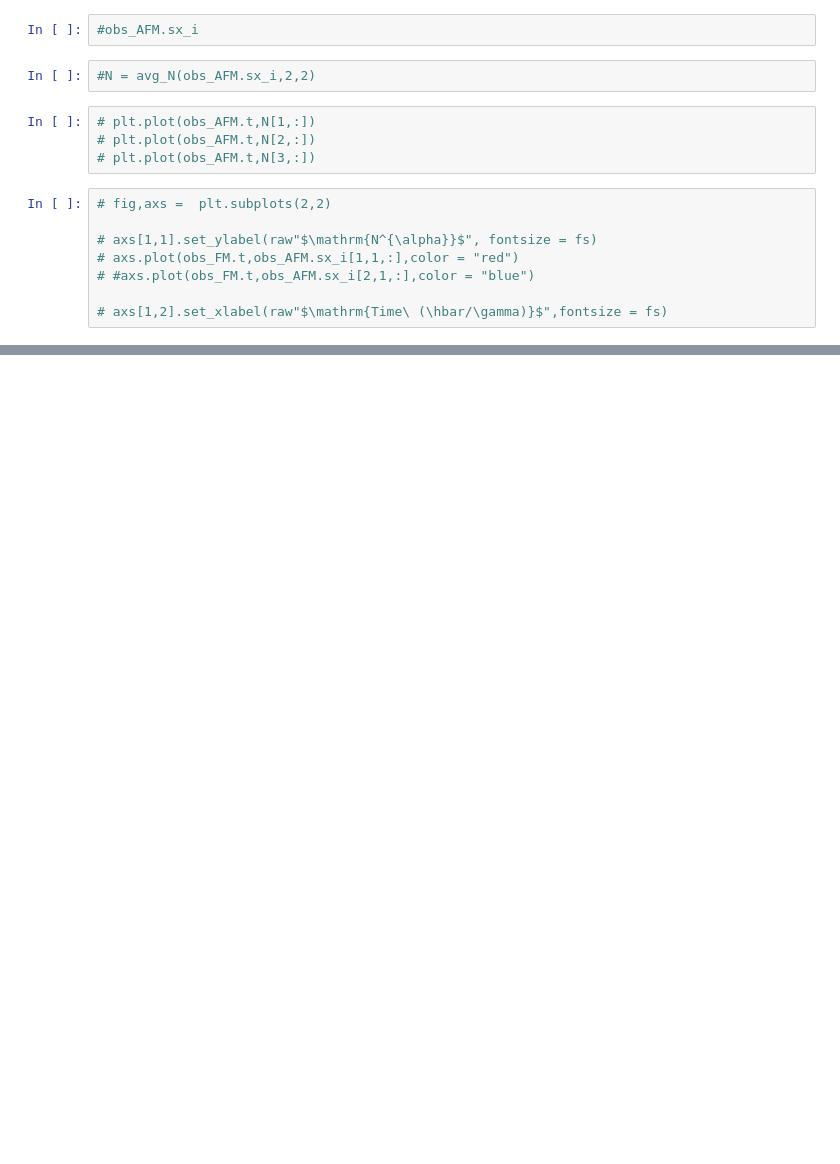
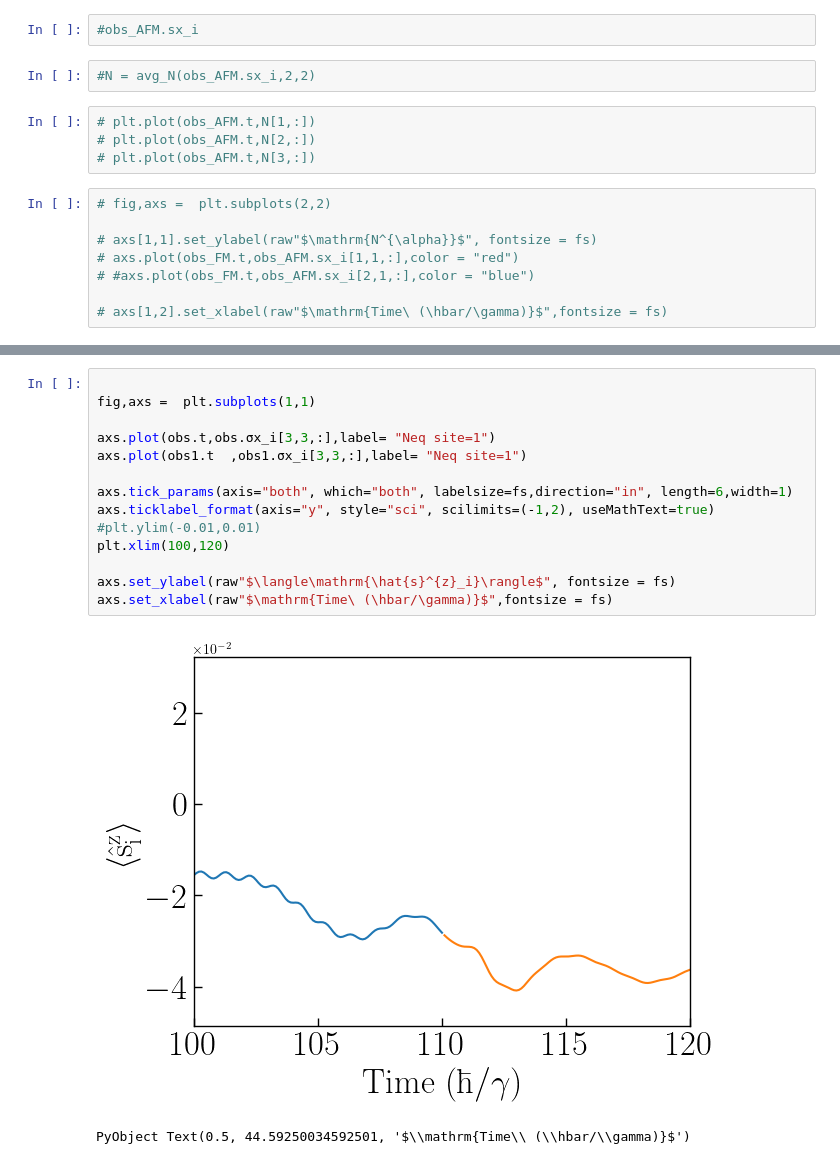
Before and after one commit to Jalil199/TDNEGF, a Jupyter notebook: examples/notebooks/02_spin_dynamics_and_electrons.ipynb, the cells around one changed output, grey strips where cells are left out. Saved outputs shown, nothing was run; the diff lists cells and outputs as text; blank space fills up the shorter version.

```diff
--- a/examples/notebooks/02_spin_dynamics_and_electrons.ipynb
+++ b/examples/notebooks/02_spin_dynamics_and_electrons.ipynb
@@ -397,0 +415,17 @@ plt.tight_layout()
+# %%
+
+fig,axs =  plt.subplots(1,1)
+
+axs.plot(obs.t,obs.σx_i[3,3,:],label= "Neq site=1")
+axs.plot(obs1.t  ,obs1.σx_i[3,3,:],label= "Neq site=1")
+
+axs.tick_params(axis="both", which="both", labelsize=fs,direction="in", length=6,width=1)
+axs.ticklabel_format(axis="y", style="sci", scilimits=(-1,2), useMathText=true)
+#plt.ylim(-0.01,0.01)
+plt.xlim(100,120)
+
+axs.set_ylabel(raw"$\langle\mathrm{\hat{s}^{z}_i}\rangle$", fontsize = fs)
+axs.set_xlabel(raw"$\mathrm{Time\ (\hbar/\gamma)}$",fontsize = fs)
+# %% [output]
+[figure, added]
+PyObject Text(0.5, 44.59250034592501, '$\\mathrm{Time\\ (\\hbar/\\gamma)}$')
```
Also changed, not shown: parts of 10 cells of this notebook, 1 other file.
